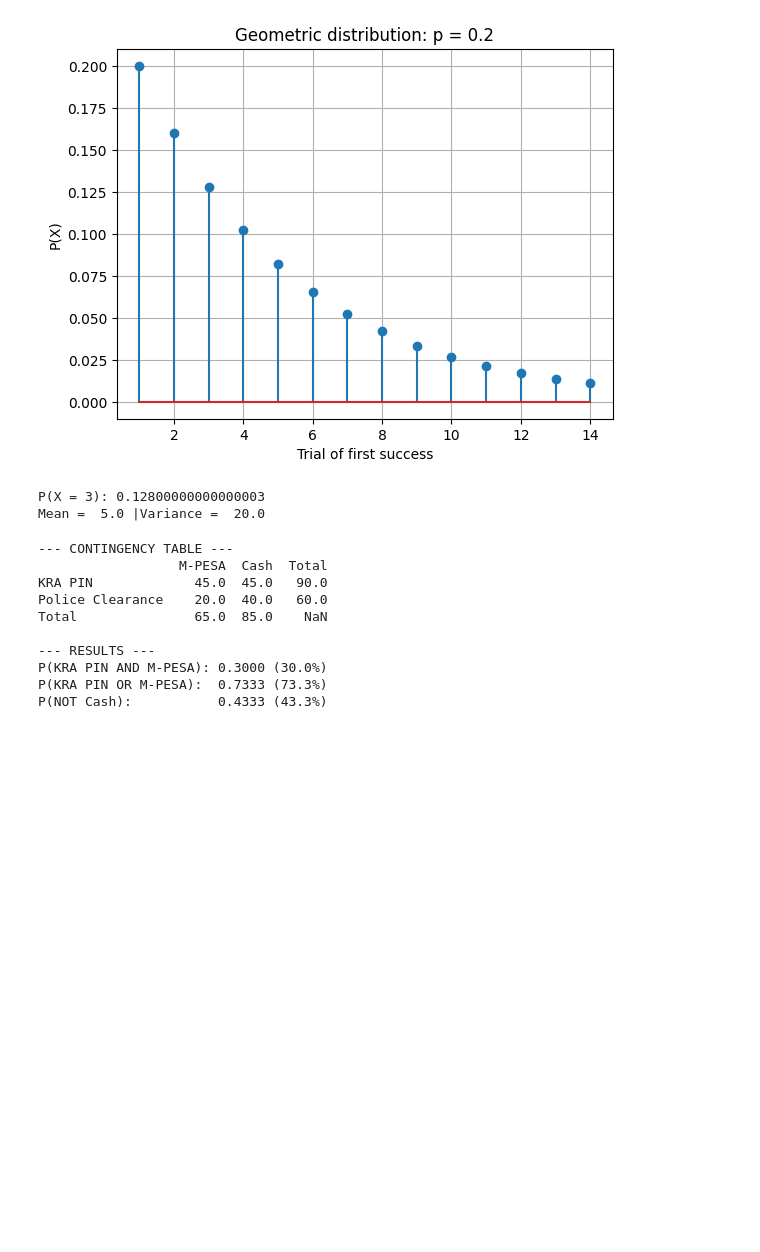
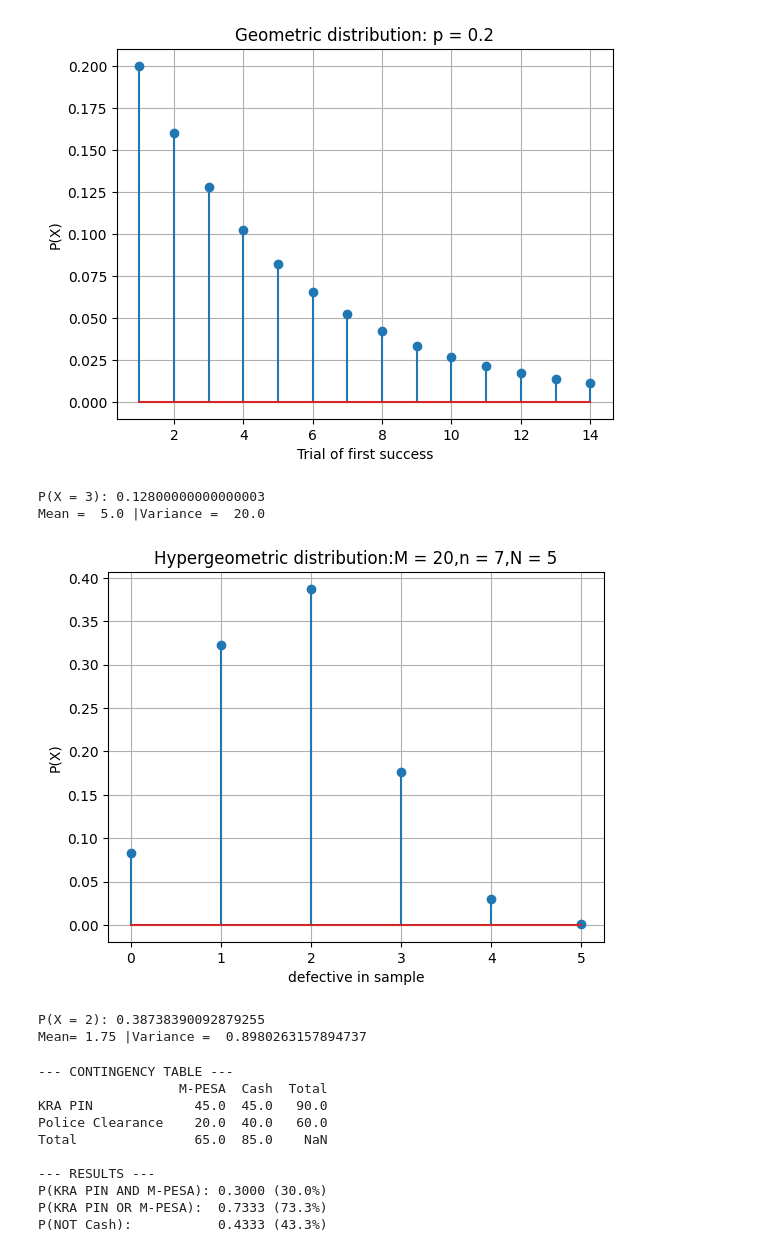
Before and after one commit to marizon740-collab/DATA-ANALYTICS-WORKOUTS-, a Jupyter notebook: Data_science____Python_fundamentals.ipynb, the cells around one changed output. Drawn from its saved outputs; the diff is of its cells as text; code cells hidden in the pictures; blank space fills up the shorter version.

```diff
--- a/Data_science____Python_fundamentals.ipynb
+++ b/Data_science____Python_fundamentals.ipynb
@@ -118,6 +118,30 @@ print("Mean = ",geom.mean(p),"|Variance = ",geom.var(p))
 [figure]
 P(X = 3): 0.12800000000000003
 Mean =  5.0 |Variance =  20.0
+# %%
+import numpy as np
+import matplotlib.pyplot as plt
+from scipy.stats import hypergeom
+
+# Hypergeometric - sampling without replacement
+
+M,n,N = 20,7,5 # 20 total, 7 defective,draw 5
+x = np.arange(0,min(n,N)+1)
+prob = hypergeom.pmf(x,M,n,N)
+
+plt.stem(x,prob)
+plt.title('Hypergeometric distribution:M = 20,n = 7,N = 5')
+plt.xlabel('defective in sample')
+plt.ylabel('P(X)')
+plt.grid(True)
+plt.show()
+
+print("P(X = 2):",hypergeom.pmf(2,M,n,N))
+print("Mean=",hypergeom.mean(M,n,N),"|Variance = ",hypergeom.var(M,n,N))
+# %% [output]
+[figure, added]
+P(X = 2): 0.38738390092879255
+Mean= 1.75 |Variance =  0.8980263157894737
 # %%
 import pandas as pd
 
```
